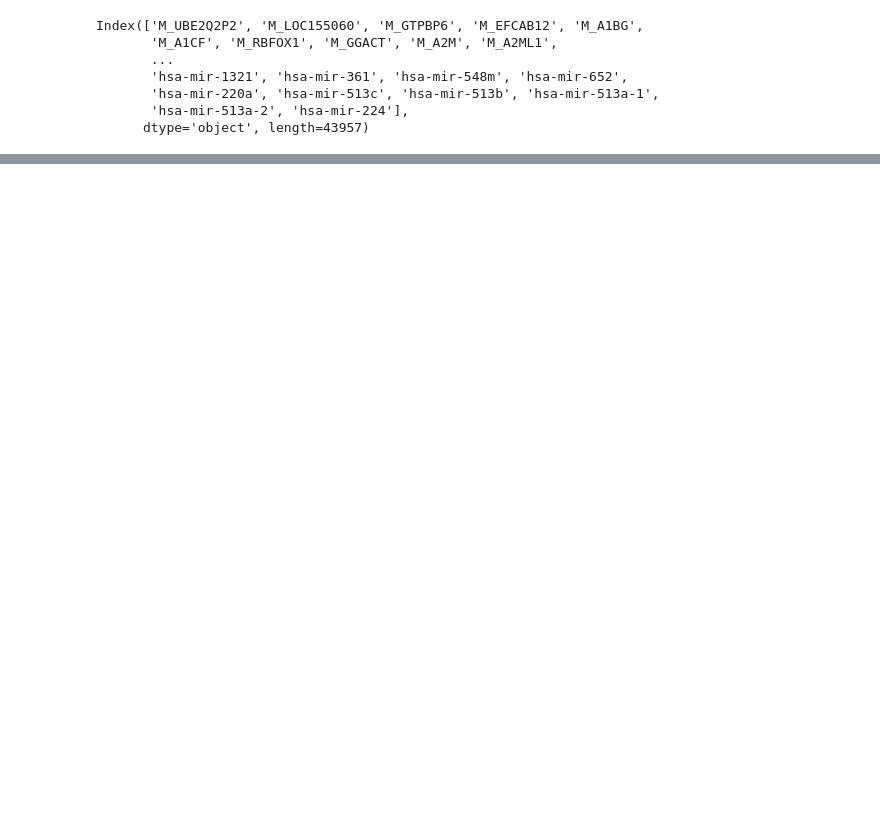
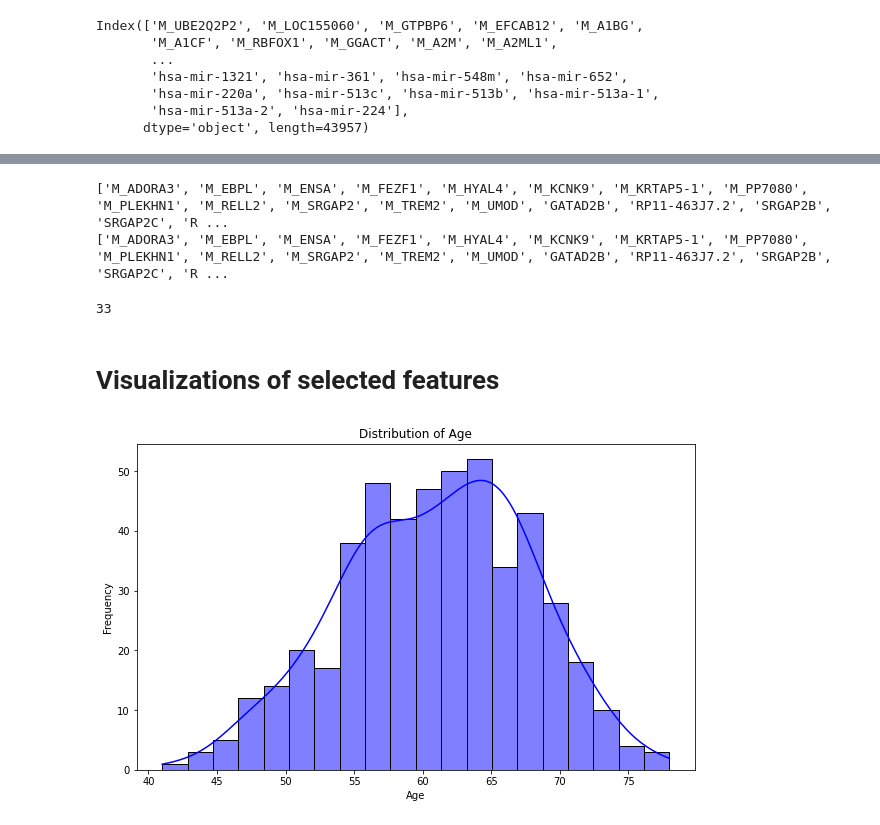
Before and after one commit to yamlakyam/Multifactor-Analysis-of-Prostate-Cancer-Outcome, a Jupyter notebook: Analysis.ipynb, the cells around one changed output, grey strips where cells are left out. Saved outputs shown, nothing was run; the diff lists cells and outputs as text; code cells hidden in the pictures; blank space fills up the shorter version.

```diff
--- a/Analysis.ipynb
+++ b/Analysis.ipynb
@@ -310,0 +338,31 @@ len(selected_features_for_response)
+# %%
+selected_features_for_response = selected_features.tolist()
+
+print(selected_features_for_response)
+
+# Use extend() to add multiple items individually
+selected_features_for_response.extend(['PATH_N_STAGE', 'PATH_T_STAGE', 'PRIOR_DX', 'RADIATION_THERAPY', 'AGE'])
+
+print(selected_features_for_response)
+# %% [output]
+['M_ADORA3', 'M_EBPL', 'M_ENSA', 'M_FEZF1', 'M_HYAL4', 'M_KCNK9', 'M_KRTAP5-1', 'M_PP7080', 'M_PLEKHN1', 'M_RELL2', 'M_SRGAP2', 'M_TREM2', 'M_UMOD', 'GATAD2B', 'RP11-463J7.2', 'SRGAP2B', 'SRGAP2C', 'R ...
+['M_ADORA3', 'M_EBPL', 'M_ENSA', 'M_FEZF1', 'M_HYAL4', 'M_KCNK9', 'M_KRTAP5-1', 'M_PP7080', 'M_PLEKHN1', 'M_RELL2', 'M_SRGAP2', 'M_TREM2', 'M_UMOD', 'GATAD2B', 'RP11-463J7.2', 'SRGAP2B', 'SRGAP2C', 'R ...
+# %%
+len(selected_features_for_response)
+# %% [output]
+33
+# %% [markdown]
+# Visualizations of selected features
+# %%
+import matplotlib.pyplot as plt
+import seaborn as sns
+
+# Plot histogram for age
+plt.figure(figsize=(10, 6))
+sns.histplot(data_filtered['AGE'], bins=20, kde=True, color='blue')
+plt.title('Distribution of Age')
+plt.xlabel('Age')
+plt.ylabel('Frequency')
+plt.show()
+# %% [output]
+[figure, added]
```
Also changed, not shown: parts of 39 cells of this notebook.
